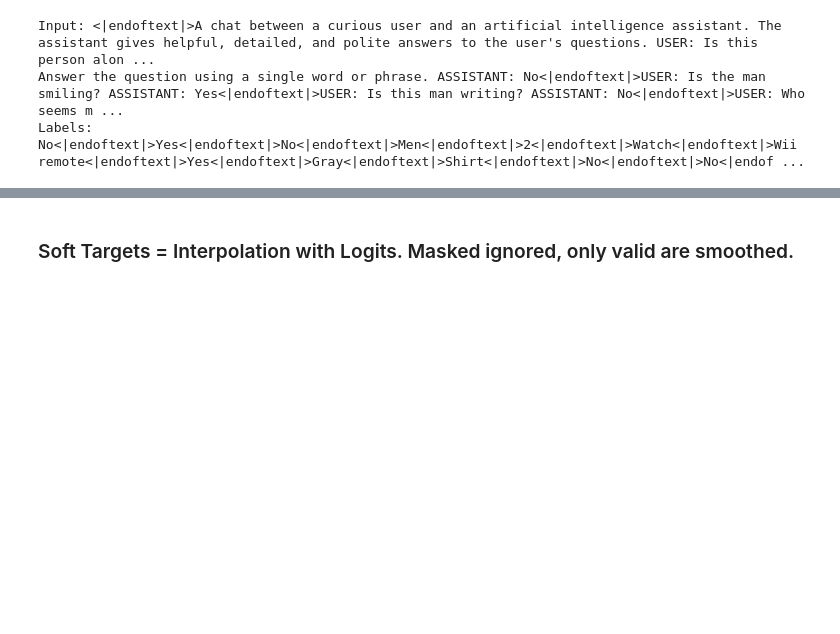
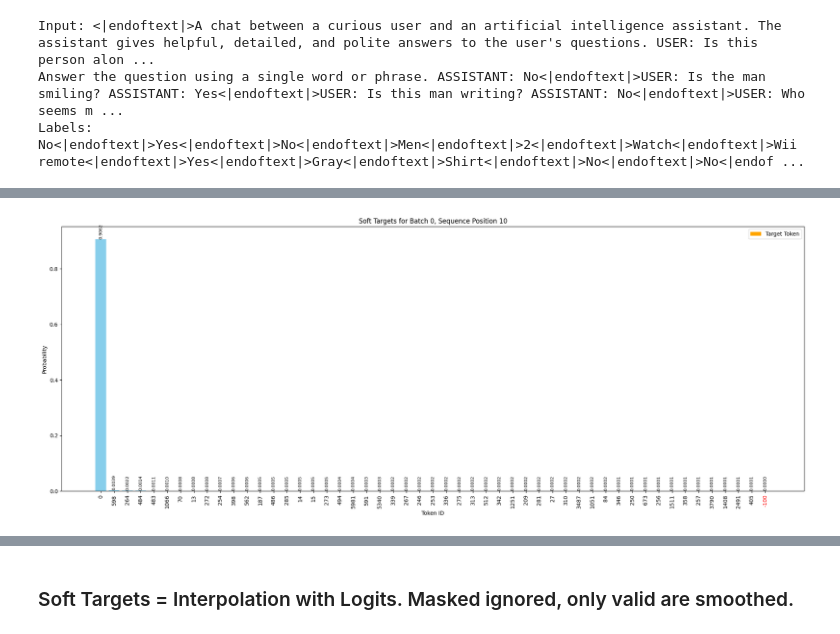
Before and after one commit to shikhar-srivastava/vlm-evaluation, a Jupyter notebook: soft_targets copy.ipynb, the cells around one changed output, grey strips where cells are left out. Cells and saved outputs as stored; diff of their text form; code cells hidden in the pictures; blank space fills up the shorter version.

```diff
--- a/soft_targets copy.ipynb
+++ b/soft_targets copy.ipynb
@@ -432,0 +1053,4 @@ with torch.autocast("cuda", dtype=torch.bfloat16):
+# %%
+plot_soft_targets(dynamic_soft, fused_labels, 0, torch.where(~mask)[1][10], top_k=50)
+# %% [output]
+[figure, added]
```
Also changed, not shown: parts of 44 cells of this notebook, 1 other file.
